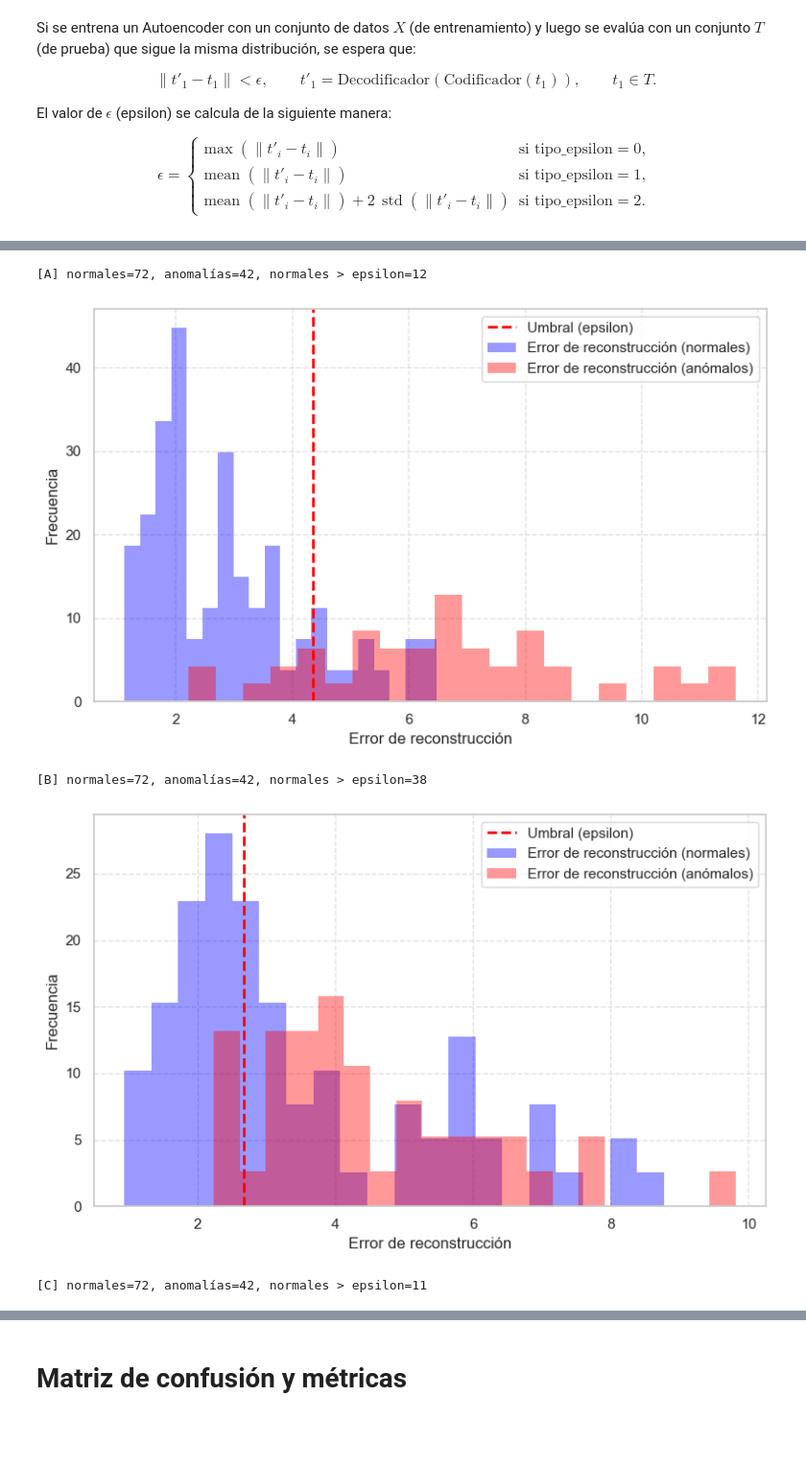
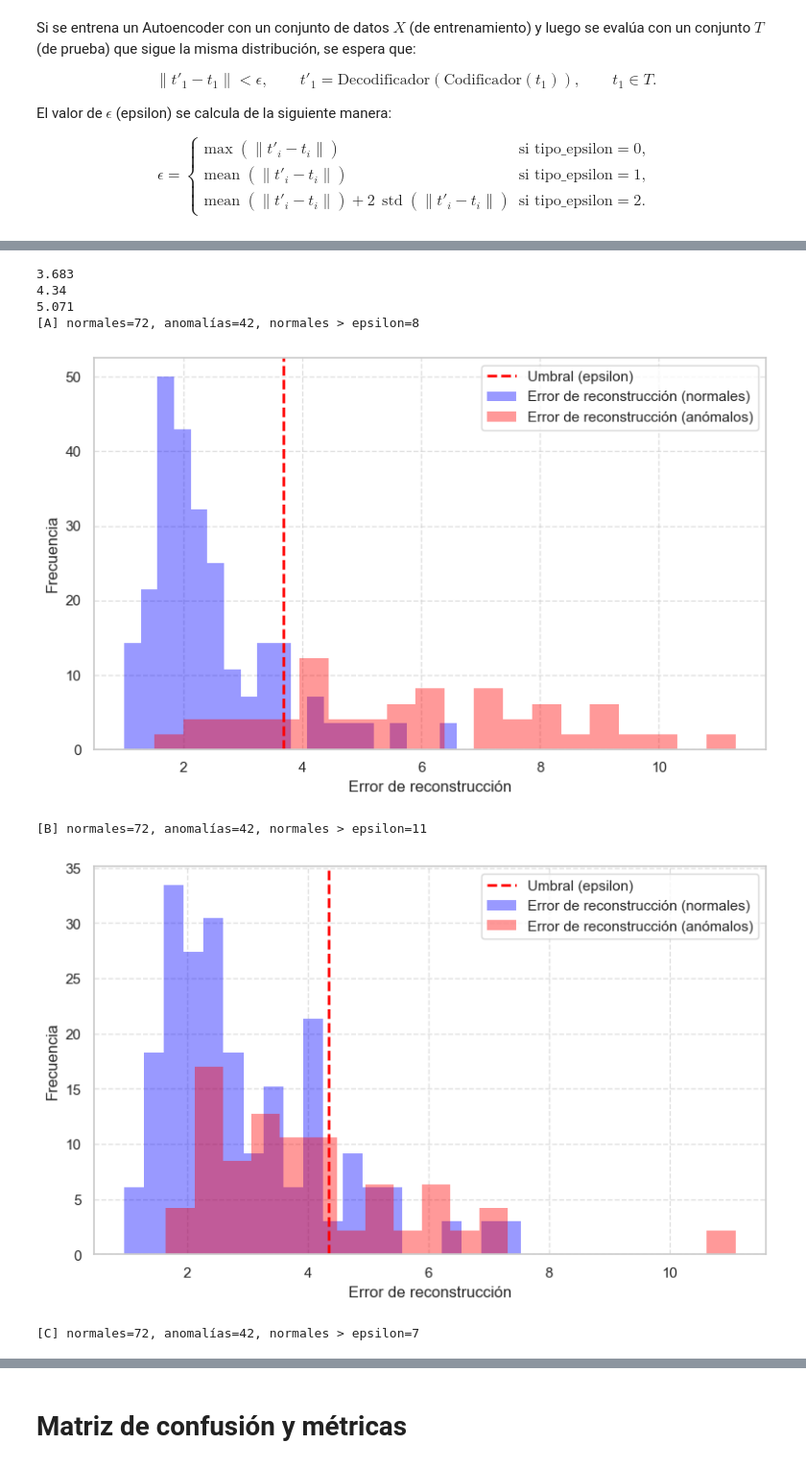
Before and after one commit to matias-cisnero/anomaly-detection-with-autoencoder, a Jupyter notebook: notebooks/test.ipynb, the cells around one changed output, grey strips where cells are left out. Shown at 96% size. Saved outputs shown, nothing was run; the diff lists cells and outputs as text; code cells hidden in the pictures; blank space fills up the shorter version.

```diff
--- a/notebooks/test.ipynb
+++ b/notebooks/test.ipynb
@@ -43,9 +87,10 @@ Dispositivo usado: cuda (NVIDIA GeForce GTX 970)
 1        0.10         28        257    285         9.82        90.18
 2        0.25         71        214    285        24.91        75.09
 # %%
-modelo_A = Autoencoder.load(path="../models/autoencoder_2025-12-05T21.53_lr=0.001_set=A.pth", device=device)
-modelo_B = Autoencoder.load(path="../models/autoencoder_2025-12-05T21.56_lr=0.001_set=B.pth", device=device)
-modelo_C = Autoencoder.load(path="../models/autoencoder_2025-12-05T21.59_lr=0.001_set=C.pth", device=device)
+# Modelos Autoencoder
+modelo_A = Autoencoder.load(path="../models/Autoencoder_2025-12-06T21.06_lr=0.0001_set=A.pth", device=device)
+modelo_B = Autoencoder.load(path="../models/Autoencoder_2025-12-06T21.08_lr=0.0001_set=B.pth", device=device)
+modelo_C = Autoencoder.load(path="../models/Autoencoder_2025-12-06T21.09_lr=0.0001_set=C.pth", device=device)
 
 modelo_A.summary()
 # %% [output]
@@ -96,31 +143,36 @@ evaluación
 # %%
 from utils import (evaluar_reconstruccion, obtener_epsilon,graficar_histograma_errores_reconstruccion,
                    obtener_matriz_confusion, obtener_metricas, graficar_matriz_confusion)
 modelos = [modelo_A, modelo_B, modelo_C]
 x_trains = [x_train_A, x_train_B, x_train_C]
 nombres = ["A", "B", "C"]
 
 dif_norm = []
 dif_anom = []
 epsilons = []
 
 TIPO_NORMA = "L2" #"L1" "L2" "Linf" "MSE"
-TIPO_EPSILON = 0
+TIPO_EPSILON = 2
 
 for modelo in modelos:
     _, dnorm = evaluar_reconstruccion(modelo, X[Y==0], device, tipo_norma=TIPO_NORMA)
     _, danom = evaluar_reconstruccion(modelo, X[Y==1], device, tipo_norma=TIPO_NORMA)
     dif_norm.append(dnorm)
     dif_anom.append(danom)
 for modelo, xtrain in zip(modelos, x_trains):
     eps = obtener_epsilon(modelo, xtrain, device, tipo_epsilon=TIPO_EPSILON, tipo_norma=TIPO_NORMA)
     epsilons.append(eps)
+for e in epsilons:
+    print(round(e, 3))
 for nombre, dnorm, danom, eps in zip(nombres, dif_norm, dif_anom, epsilons):
     print(f"[{nombre}] normales={len(X[Y==0])}, anomalías={len(X[Y==1])}, normales > epsilon={np.sum(dnorm > eps)}")
     graficar_histograma_errores_reconstruccion(dnorm, danom, epsilon=eps, kde=False, bins=20, stat="frequency")
 # %% [output]
-[A] normales=72, anomalías=42, normales > epsilon=12
+3.683
+4.34
+5.071
+[A] normales=72, anomalías=42, normales > epsilon=8
-[figure, old version]
+[figure, new version]
-[B] normales=72, anomalías=42, normales > epsilon=38
+[B] normales=72, anomalías=42, normales > epsilon=11
-[figure, old version]
+[figure, new version]
-[C] normales=72, anomalías=42, normales > epsilon=11
+[C] normales=72, anomalías=42, normales > epsilon=7
```
Also changed, not shown: parts of 12 cells of this notebook, 15 other files.
